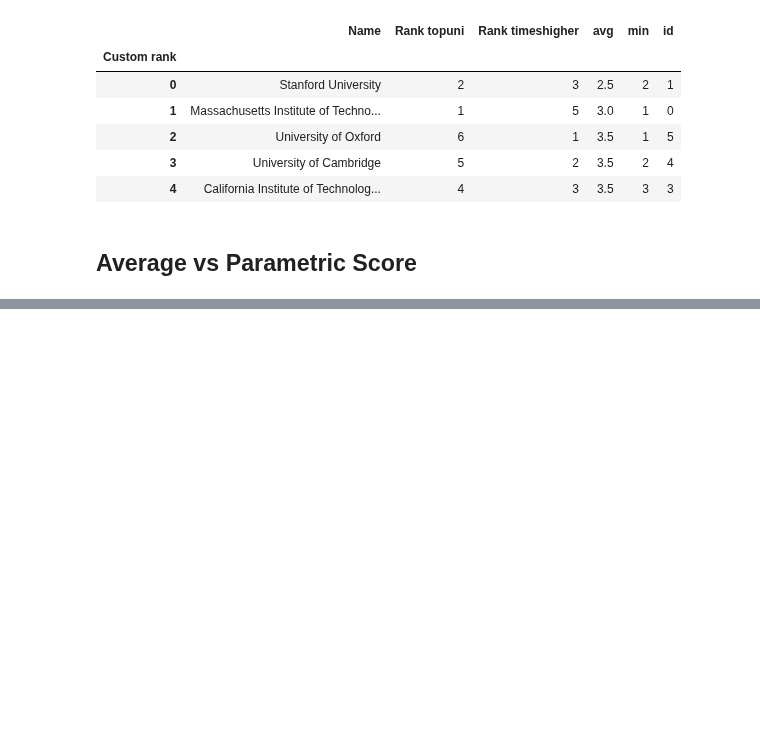
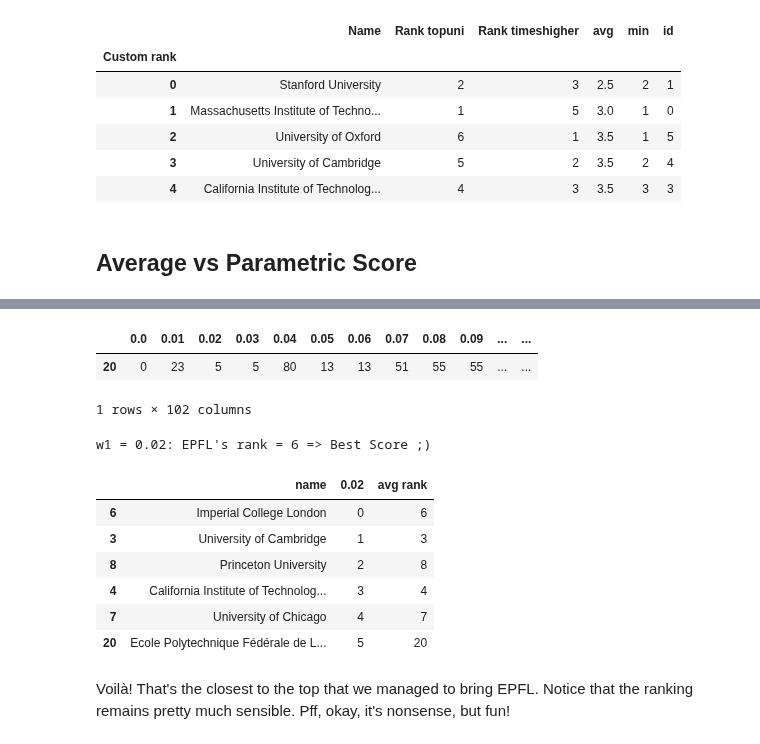
Before and after one commit to lkieliger/adagroup, a Jupyter notebook: hw2/Homework 2.ipynb, the cells around one changed output, grey strips where cells are left out. Drawn from its saved outputs; the diff is of its cells as text; code cells hidden in the pictures; blank space fills up the shorter version.

```diff
--- a/hw2/Homework 2.ipynb
+++ b/hw2/Homework 2.ipynb
@@ -679,0 +734,22 @@ w1 = 0.9: 10.53% matched ranks
+# %%
+epfl_ind = np.argwhere(['EPFL' in name for name in df_scores_2['name']]).T[0]
+display(df_scores_2.iloc[epfl_ind, :])
+epfl_ranks = [df_scores_2.iloc[epfl_ind, i].values[0] for i in np.arange(1, 100)]
+col_max = df_scores_2.columns[np.argmin(epfl_ranks) + 1]
+print('w1 = {}: EPFL\'s rank = {} => Best Score ;)'.format(col_max, df_scores_2.iloc[epfl_ind, :][col_max].values[0] + 1))
+df_best_score = df_scores_2[['name', '0.02', 'avg rank']].sort_values('0.02')
+df_best_score.head(6)
+# %% [output]
+|  | 0.0 | 0.01 | 0.02 | 0.03 | 0.04 | 0.05 | 0.06 | 0.07 | 0.08 | 0.09 | ... | ... |
+| 20 | 0 | 23 | 5 | 5 | 80 | 13 | 13 | 51 | 55 | 55 | ... | ... |
+1 rows × 102 columns
+w1 = 0.02: EPFL's rank = 6 => Best Score ;)
+|  | name | 0.02 | avg rank |
+| 6 | Imperial College London | 0 | 6 |
+| 3 | University of Cambridge | 1 | 3 |
+| 8 | Princeton University | 2 | 8 |
+| 4 | California Institute of Technolog... | 3 | 4 |
+| 7 | University of Chicago | 4 | 7 |
+| 20 | Ecole Polytechnique Fédérale de L... | 5 | 20 |
+# %% [markdown]
+Voilà! That's the closest to the top that we managed to bring EPFL. Notice that the ranking remains pretty much sensible. Pff, okay, it's nonsense, but fun!
```
Also changed, not shown: parts of 21 cells of this notebook.
